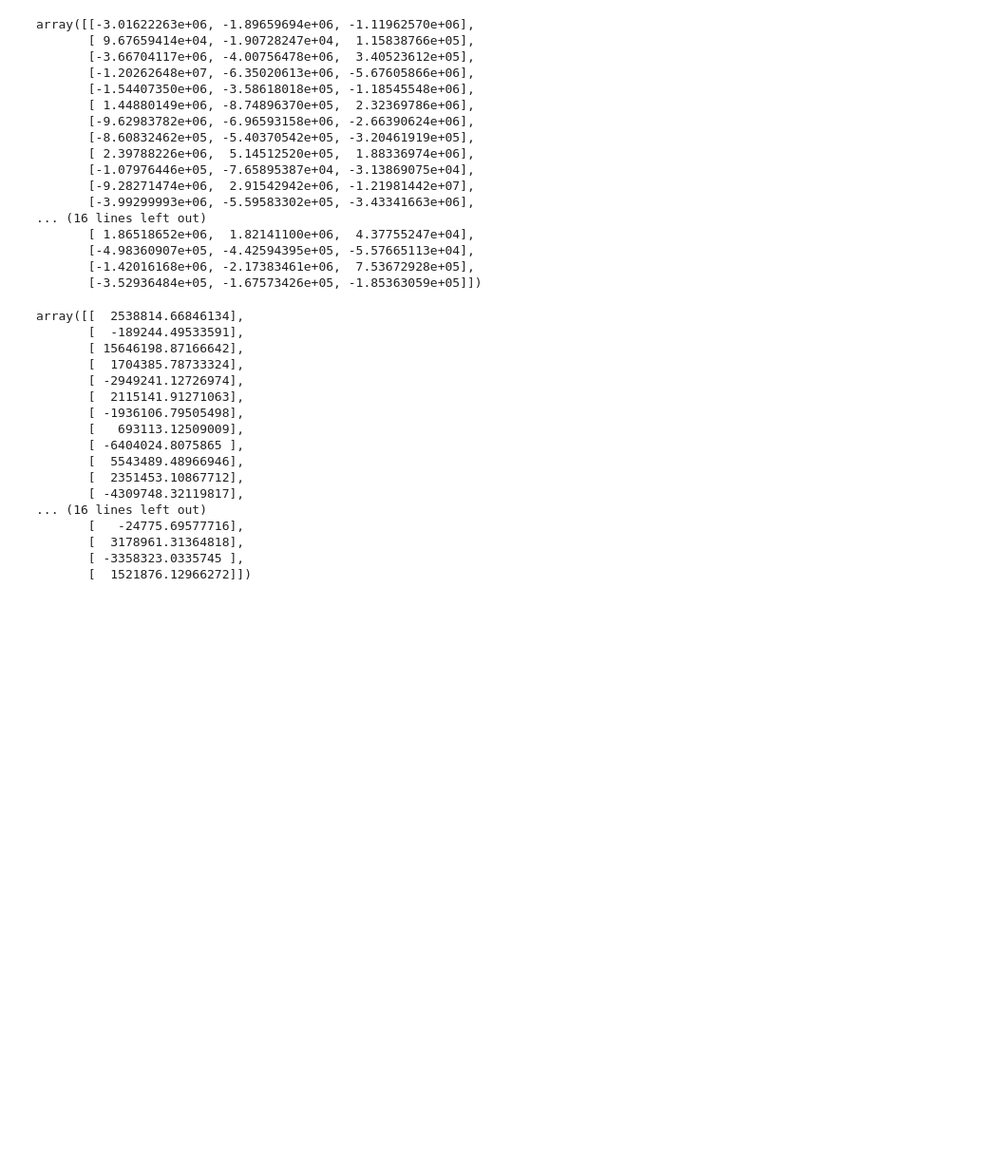
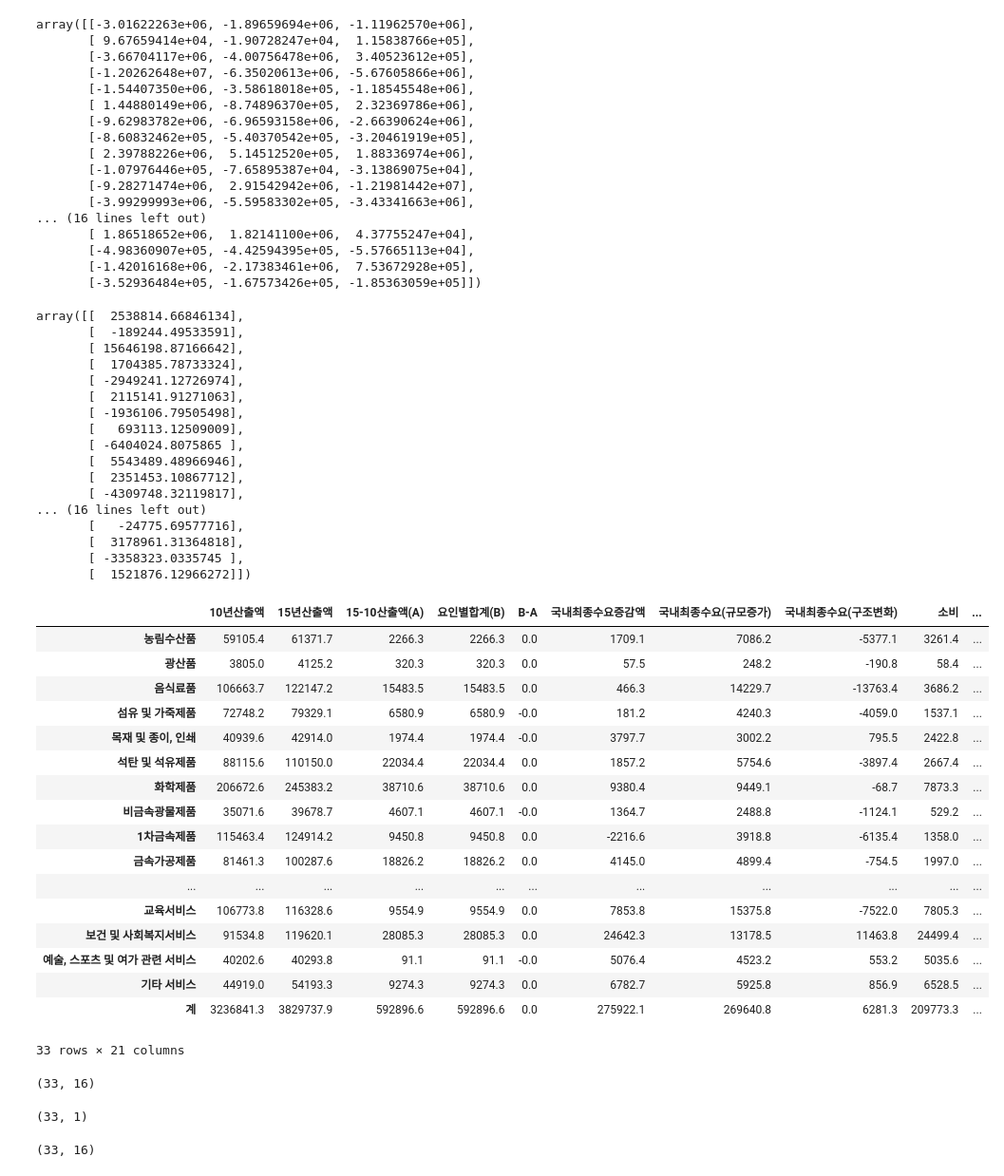
Before and after one commit to Tom-Jung/legendary-funicular, a Jupyter notebook: Types_of_IOTs_new.ipynb, the cells around one changed output. Shown at 95% size. Cells and saved outputs as stored; diff of their text form; code cells hidden in the pictures; blank space fills up the shorter version.

```diff
--- a/Types_of_IOTs_new.ipynb
+++ b/Types_of_IOTs_new.ipynb
@@ -1518,6 +1518,35 @@ DCT = DCT0-DCT1
 SUM = np.concatenate((C0, C1, DCT0, DCT1, DCT, T1, TC111, TI111, T2, TI, T5), axis=1)
 SUM.shape
 SUM1 = np.sum(SUM, axis=0).reshape([1,21])
-PGD1015 = np.concatenate((SUM, SUM1), axis=0)
-PGD1015_f = pd.DataFrame(PGD1015)
+PGD1015 = (np.concatenate((SUM, SUM1), axis=0))
+PGD1015_f = (PGD1015/1000).round(1)
+# %%
+PGD1015_ff = pd.DataFrame(PGD1015_f,columns = ['10년산출액', '15년산출액', '15-10산출액(A)', '요인별합계(B)', 'B-A', '국내최종수요증감액', '국내최종수요(규모증가)', '국내최종수요(구조변화)',
+                                                     '소비', '소비(규모)','소비(구조)','투자', '투자(규모)','투자(구조)', '수출', '수출(규모)','수출(구조)', '수입', '최종재수입','중간재수입', '기술변화'],
+
+                         index=['농림수산품', '광산품', '음식료품', '섬유 및 가죽제품', '목재 및 종이, 인쇄', ' 석탄 및 석유제품', '화학제품', '비금속광물제품', '1차금속제품', '금속가공제품',
+                                '컴퓨터, 전자 및 광학기기', '전기장비', '기계 및 장비', '운송장비', '기타제조업제품', '제조임가공 및 산업용 장비 수리', '전력, 가스 및 증기', '수도, 폐기물처리 및 재활용 서비스',
+                                '건설', '도소매', '운송서비스', '음석점및숙박', '정보통신 및 방송서비스', '금융및보험서비스', '부동산서비스', '전문, 과학 및 기술서비스',
+                                '사업지원서비스', '공공행정, 국방 및 사회보장', '교육서비스', '보건 및 사회복지서비스', '예술, 스포츠 및 여가 관련 서비스', '기타 서비스', '계'])  # pandas로 내보내기
+# %%
+PGD1015_ff
+# %% [output]
+|  | 10년산출액 | 15년산출액 | 15-10산출액(A) | 요인별합계(B) | B-A | 국내최종수요증감액 | 국내최종수요(규모증가) | 국내최종수요(구조변화) | 소비 | ... |
+| 농림수산품 | 59105.4 | 61371.7 | 2266.3 | 2266.3 | 0.0 | 1709.1 | 7086.2 | -5377.1 | 3261.4 | ... |
+| 광산품 | 3805.0 | 4125.2 | 320.3 | 320.3 | 0.0 | 57.5 | 248.2 | -190.8 | 58.4 | ... |
+| 음식료품 | 106663.7 | 122147.2 | 15483.5 | 15483.5 | 0.0 | 466.3 | 14229.7 | -13763.4 | 3686.2 | ... |
+| 섬유 및 가죽제품 | 72748.2 | 79329.1 | 6580.9 | 6580.9 | -0.0 | 181.2 | 4240.3 | -4059.0 | 1537.1 | ... |
+| 목재 및 종이, 인쇄 | 40939.6 | 42914.0 | 1974.4 | 1974.4 | -0.0 | 3797.7 | 3002.2 | 795.5 | 2422.8 | ... |
+| 석탄 및 석유제품 | 88115.6 | 110150.0 | 22034.4 | 22034.4 | 0.0 | 1857.2 | 5754.6 | -3897.4 | 2667.4 | ... |
+| 화학제품 | 206672.6 | 245383.2 | 38710.6 | 38710.6 | 0.0 | 9380.4 | 9449.1 | -68.7 | 7873.3 | ... |
+| 비금속광물제품 | 35071.6 | 39678.7 | 4607.1 | 4607.1 | -0.0 | 1364.7 | 2488.8 | -1124.1 | 529.2 | ... |
+| 1차금속제품 | 115463.4 | 124914.2 | 9450.8 | 9450.8 | 0.0 | -2216.6 | 3918.8 | -6135.4 | 1358.0 | ... |
+| 금속가공제품 | 81461.3 | 100287.6 | 18826.2 | 18826.2 | 0.0 | 4145.0 | 4899.4 | -754.5 | 1997.0 | ... |
+| ... | ... | ... | ... | ... | ... | ... | ... | ... | ... | ... |
+| 교육서비스 | 106773.8 | 116328.6 | 9554.9 | 9554.9 | 0.0 | 7853.8 | 15375.8 | -7522.0 | 7805.3 | ... |
+| 보건 및 사회복지서비스 | 91534.8 | 119620.1 | 28085.3 | 28085.3 | 0.0 | 24642.3 | 13178.5 | 11463.8 | 24499.4 | ... |
+| 예술, 스포츠 및 여가 관련 서비스 | 40202.6 | 40293.8 | 91.1 | 91.1 | -0.0 | 5076.4 | 4523.2 | 553.2 | 5035.6 | ... |
+| 기타 서비스 | 44919.0 | 54193.3 | 9274.3 | 9274.3 | 0.0 | 6782.7 | 5925.8 | 856.9 | 6528.5 | ... |
+| 계 | 3236841.3 | 3829737.9 | 592896.6 | 592896.6 | 0.0 | 275922.1 | 269640.8 | 6281.3 | 209773.3 | ... |
+33 rows × 21 columns
 # %%
@@ -1524,0 +1554,15 @@ PGD1015_f.to_csv('산출액변동요인.csv')
+# %%
+Ctbr = (PGD1015[:,5:]/(np.tile(PGD1015[:,3].reshape([33,1]), reps=[1,16])))*100
+Ctbr.shape
+# %% [output]
+(33, 16)
+# %%
+sm_gap = PGD1015[:,3].reshape([33,1])
+sm_gap.shape
+# %% [output]
+(33, 1)
+# %%
+sm_gap1 = np.tile(sm_gap, reps=[1,16])
+sm_gap1.shape
+# %% [output]
+(33, 16)
```
Also changed, not shown: parts of 5 cells of this notebook.
